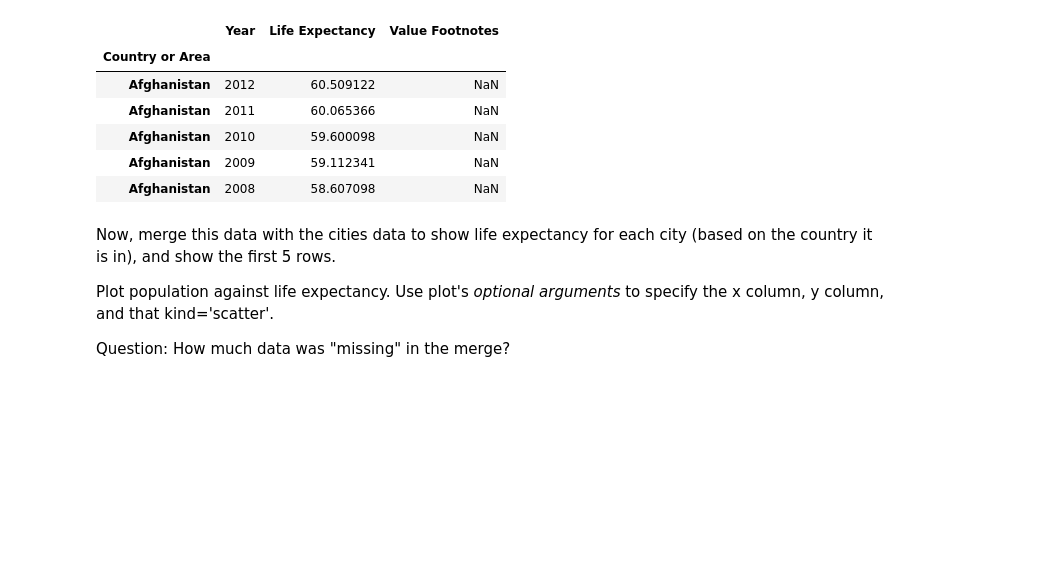
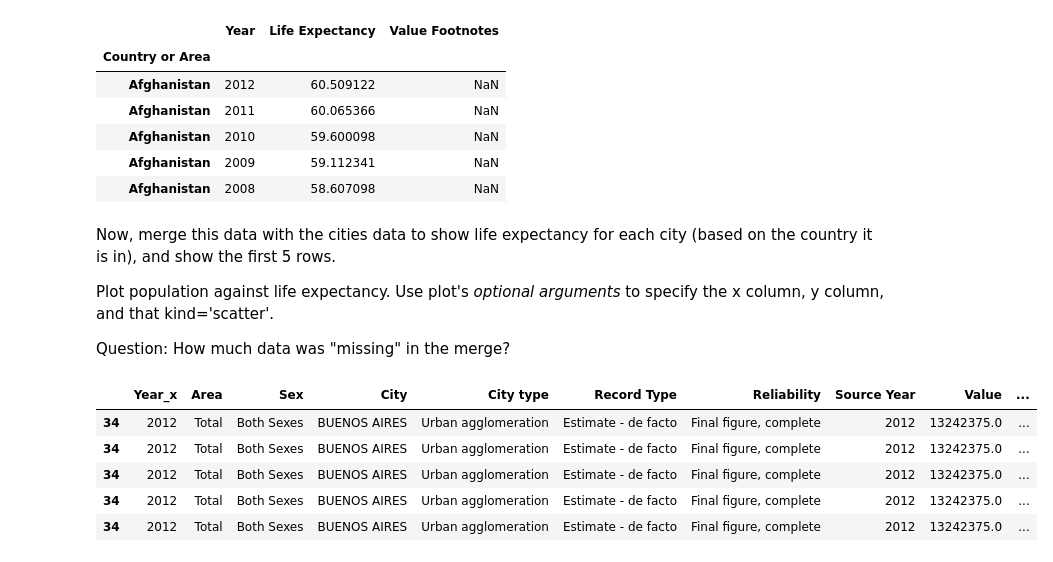
Before and after one commit to yihsun25/QM2, a Jupyter notebook: notebooks/RW. Merging and Joining.ipynb, the cells around one changed output. Cells and saved outputs as stored; diff of their text form; code cells hidden in the pictures; blank space fills up the shorter version.

```diff
--- a/notebooks/RW. Merging and Joining.ipynb
+++ b/notebooks/RW. Merging and Joining.ipynb
@@ -562,3 +562,13 @@ Now, merge this data with the cities data to show life expectancy for each city
 Plot population against life expectancy. Use plot's *optional arguments* to specify the x column, y column, and that kind='scatter'.
 
 Question: How much data was "missing" in the merge?
+# %%
+merge_date = cities.merge(life, left_on='Country or Area', right_index=True)
+merge_date.head()
+# %% [output]
+|  | Year_x | Area | Sex | City | City type | Record Type | Reliability | Source Year | Value | ... |
+| 34 | 2012 | Total | Both Sexes | BUENOS AIRES | Urban agglomeration | Estimate - de facto | Final figure, complete | 2012 | 13242375.0 | ... |
+| 34 | 2012 | Total | Both Sexes | BUENOS AIRES | Urban agglomeration | Estimate - de facto | Final figure, complete | 2012 | 13242375.0 | ... |
+| 34 | 2012 | Total | Both Sexes | BUENOS AIRES | Urban agglomeration | Estimate - de facto | Final figure, complete | 2012 | 13242375.0 | ... |
+| 34 | 2012 | Total | Both Sexes | BUENOS AIRES | Urban agglomeration | Estimate - de facto | Final figure, complete | 2012 | 13242375.0 | ... |
+| 34 | 2012 | Total | Both Sexes | BUENOS AIRES | Urban agglomeration | Estimate - de facto | Final figure, complete | 2012 | 13242375.0 | ... |
```
